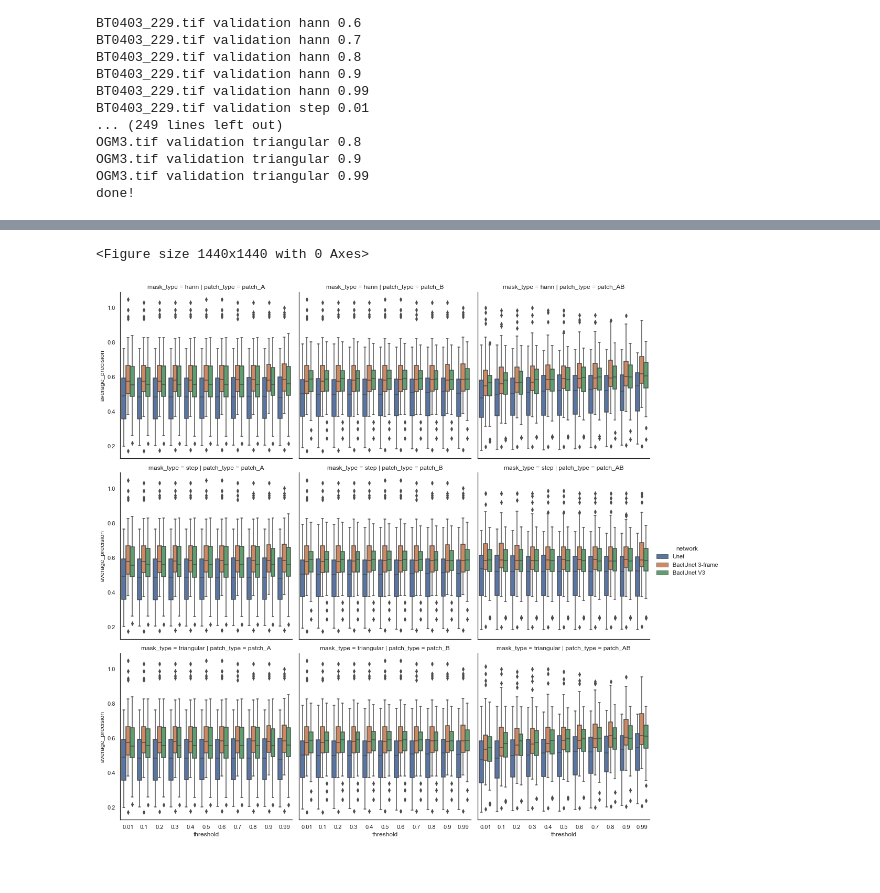
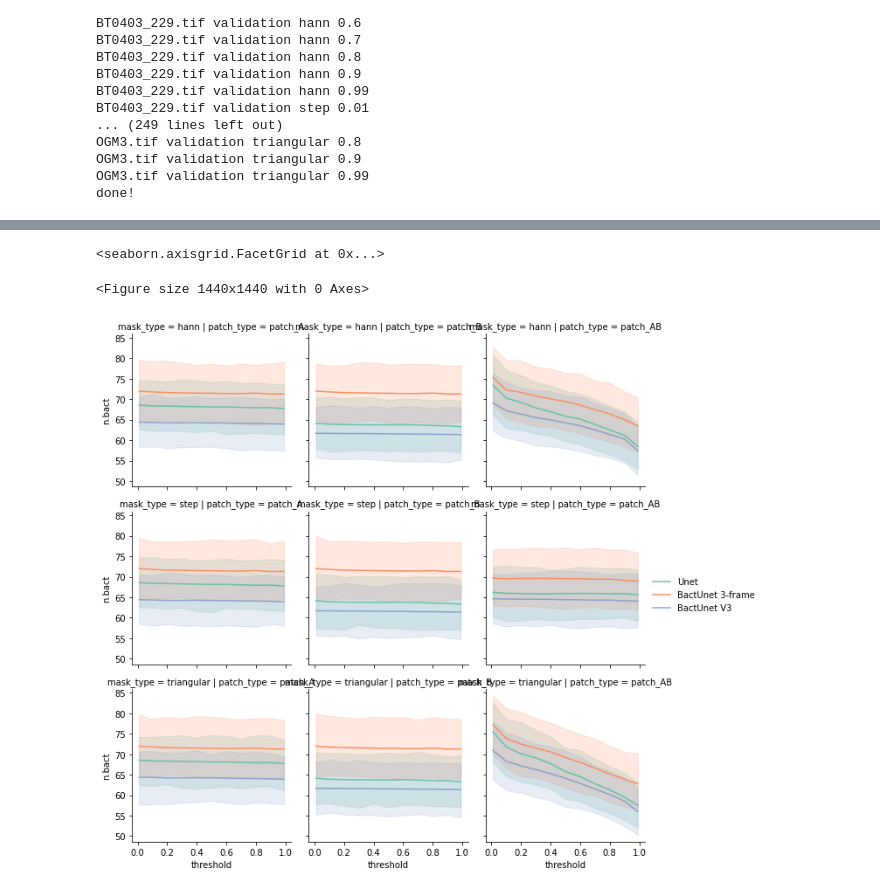
Before and after one commit to Oftatkofta/BactUnet, a Jupyter notebook: network_and_patching_compare_inference_and_count.ipynb, the cells around one changed output, grey strips where cells are left out. Saved outputs shown, nothing was run; the diff lists cells and outputs as text; code cells hidden in the pictures.

```diff
--- a/network_and_patching_compare_inference_and_count.ipynb
+++ b/network_and_patching_compare_inference_and_count.ipynb
@@ -542,6 +521,6 @@ data_df = pd.read_csv('network_and_patching_compare_inference_and_count.csv', in
 # %%
 import seaborn as sns
-
+data_df['n.bact']=data_df['FP']+data_df['TP']
 data_df
 # %% [output]
 |  | file | frame | dataset | network | mask_type | threshold | patch_type | dice_coefficient | IOU | ... |
@@ -560,9 +539,11 @@ data_df
 # %%
 plt.figure(figsize=(20,20))
 
-g = sns.catplot(data=data_df.loc[(data_df['dataset'] == 'validation')]
-                , x='threshold', y='average_precision', hue='network',
-                col='patch_type', row='mask_type', kind="box")
+g = sns.FacetGrid(data=data_df.loc[(data_df['dataset'] == 'validation')], col='patch_type', row='mask_type')
+g.map(sns.lineplot, 'threshold', 'n.bact', 'network', palette='Set2'
+     )
+g.add_legend()
 # %% [output]
-<Figure size 1440x1440 with 0 Axes>
+<seaborn.axisgrid.FacetGrid at 0x...>
+<Figure size 1440x1440 with 0 Axes>
-[figure, old version]
+[figure, new version]
```
Also changed, not shown: parts of 22 cells of this notebook, 1 other file.
